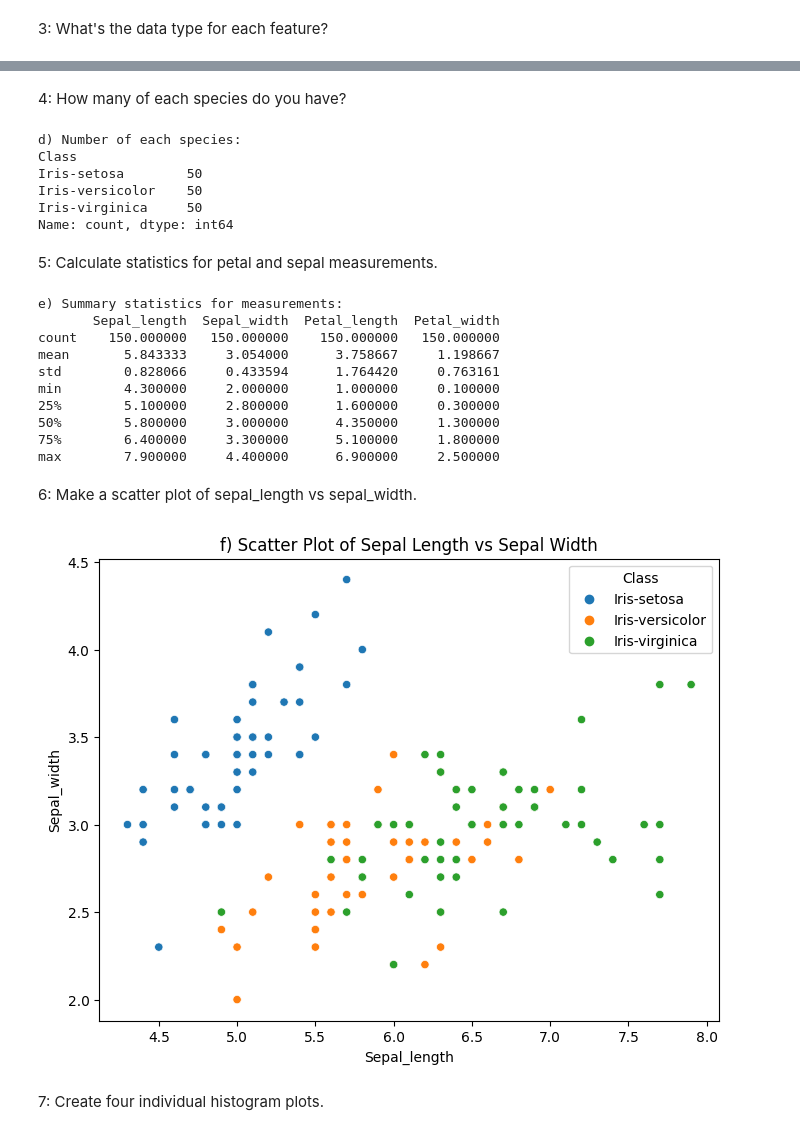
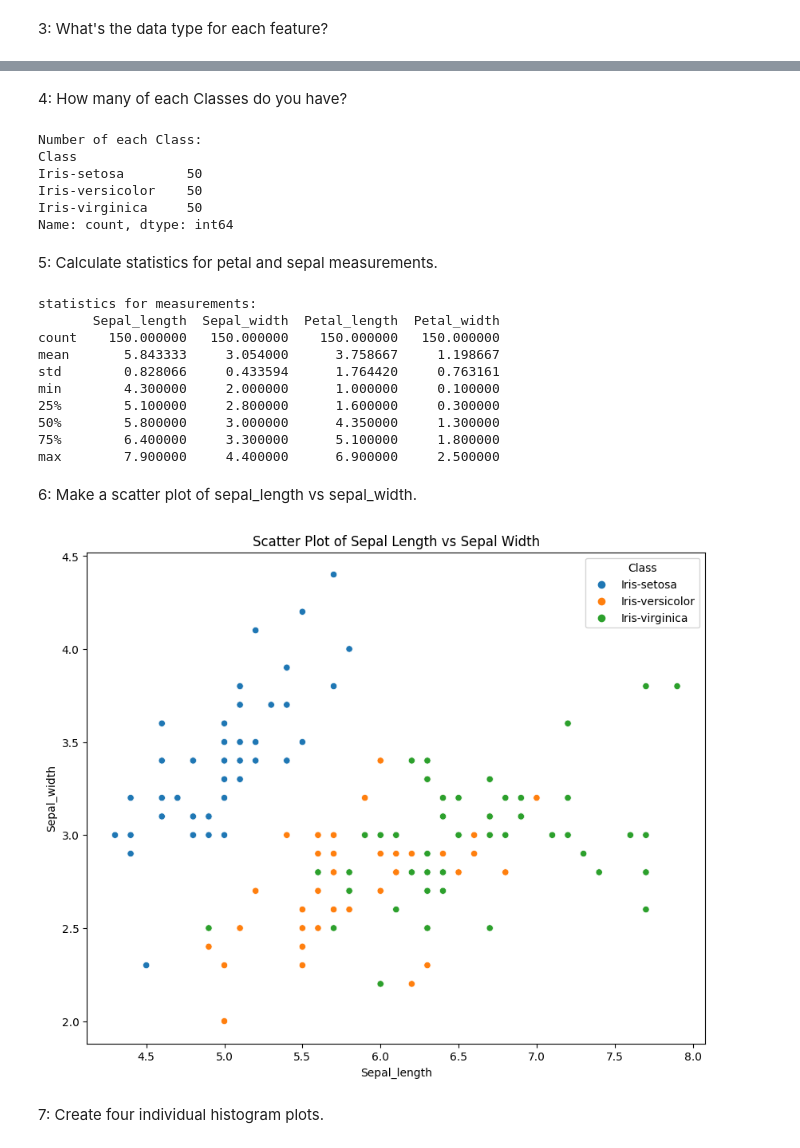
Before and after one commit to LAbeast021/Comp442, a Jupyter notebook: KiarashHesampour/iris.ipynb, the cells around one changed output, grey strips where cells are left out. Cells and saved outputs as stored; diff of their text form; code cells hidden in the pictures.

```diff
--- a/KiarashHesampour/iris.ipynb
+++ b/KiarashHesampour/iris.ipynb
@@ -34,3 +32,5 @@ iris_df = pd.read_csv("./iris.csv")
+# %%
+iris_data = pandas.read_csv("./Iris.csv")
 # %% [markdown]
  1: How many tuples does the Iris dataset have?
 # %%
@@ -63,13 +63,13 @@ Petal_width     float64
 Class            object
 dtype: object
 # %% [markdown]
-4: How many of each species do you have?
+4: How many of each Classes do you have?
 # %%
-species_counts = iris_df['Class'].value_counts()
-print("d) Number of each species:")
-print(species_counts)
+Classes_counts = iris_data['Class'].value_counts()
+print("Number of each Class:")
+print(Classes_counts)
 # %% [output]
-d) Number of each species:
+Number of each Class:
 Class
 Iris-setosa        50
 Iris-versicolor    50
@@ -78,12 +78,12 @@ Name: count, dtype: int64
 # %% [markdown]
 5: Calculate statistics for petal and sepal measurements.
 # %%
-measurement_columns = ['Sepal_length', 'Sepal_width', 'Petal_length', 'Petal_width']
-measurement_stats = iris_df[measurement_columns].describe()
-print("e) Summary statistics for measurements:")
+measurement_columns_names = ['Sepal_length', 'Sepal_width', 'Petal_length', 'Petal_width']
+measurement_stats = iris_data[measurement_columns_names].describe()
+print("statistics for measurements:")
 print(measurement_stats)
 # %% [output]
-e) Summary statistics for measurements:
+statistics for measurements:
        Sepal_length  Sepal_width  Petal_length  Petal_width
 count    150.000000   150.000000    150.000000   150.000000
 mean       5.843333     3.054000      3.758667     1.198667
@@ -96,12 +96,13 @@ max        7.900000     4.400000      6.900000     2.500000
 # %% [markdown]
 6: Make a scatter plot of sepal_length vs sepal_width.
 # %%
-mp.figure(figsize=(8, 6))
-seaborn.scatterplot(x='Sepal_length', y='Sepal_width', data=iris_df, hue='Class')
-mp.title("f) Scatter Plot of Sepal Length vs Sepal Width")
+# using seaborn library instead of panda's because it does the same in fewer lines of code
+mp.figure(figsize=(10, 8))
+seaborn.scatterplot(x='Sepal_length', y='Sepal_width', data=iris_data, hue='Class')
+mp.title("Scatter Plot of Sepal Length vs Sepal Width")
 mp.show()
 # %% [output]
-[figure, old version]
+[figure, new version]
 # %% [markdown]
 7: Create four individual histogram plots.
 # %%
```
Also changed, not shown: parts of 11 cells of this notebook, 1 other file.
